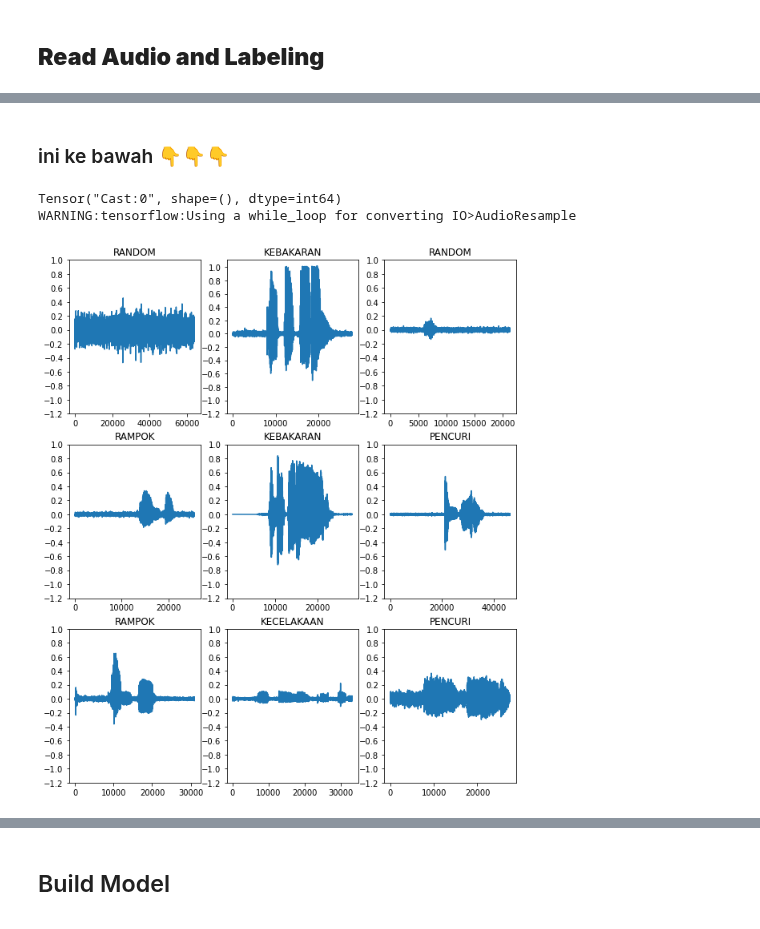
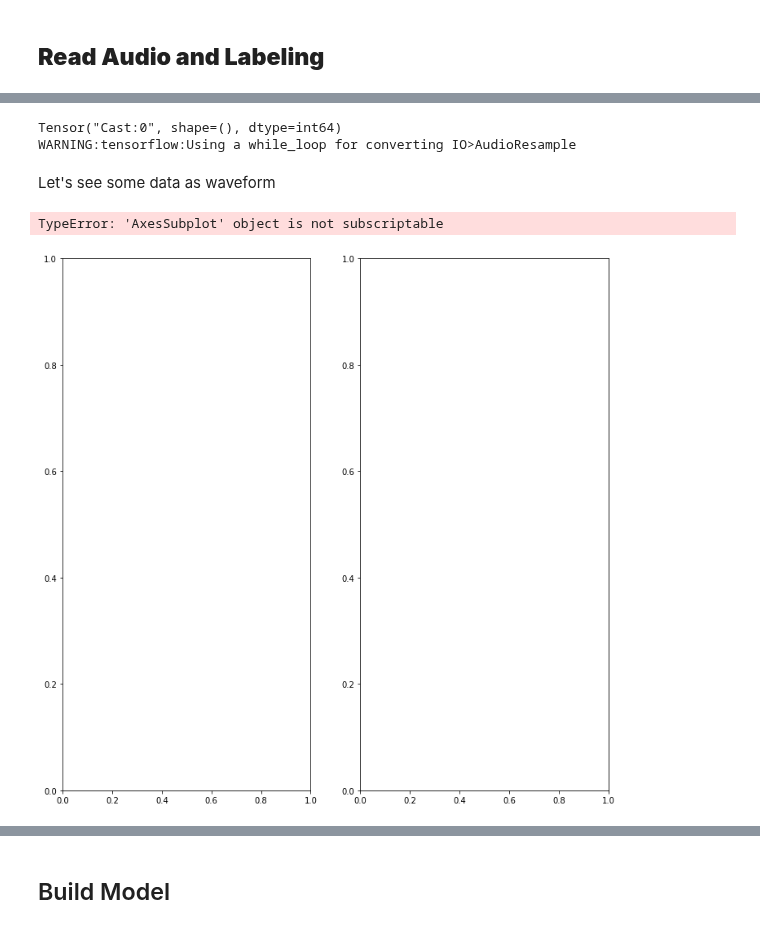
Before and after one commit to C22-PS121/machine-learning, a Jupyter notebook: ML_Model.ipynb, the cells around one changed output, grey strips where cells are left out. Cells and saved outputs as stored; diff of their text form; code cells hidden in the pictures.

```diff
--- a/ML_Model.ipynb
+++ b/ML_Model.ipynb
@@ -210,8 +227,6 @@ def _decode_audio(audio_dir):
   #Resample sample rate
   audio = tfio.audio.resample(audio, rate_in = sr, rate_out = 16000)
   return audio
-# %% [markdown]
-### ini ke bawah 👇👇👇
 # %%
 def _get_waveform_and_label(file_path):
   waveform = _decode_audio(file_path)
@@ -226,24 +241,27 @@ waveform_ds = files_ds.map(
 # %% [output]
 Tensor("Cast:0", shape=(), dtype=int64)
 WARNING:tensorflow:Using a while_loop for converting IO>AudioResample
+# %% [markdown]
+Let's see some data as waveform
 # %%
-rows = 3
-cols = 3
+rows = 1
+cols = 2
 n = rows * cols
-fig, axes = plt.subplots(rows, cols, figsize=(10, 12))
+fig, axes = plt.subplots(rows, cols, figsize=(12, 12))
 
 for i, (audio, label) in enumerate(waveform_ds.take(n)):
   r = i // cols
   c = i % cols
   ax = axes[r][c]
   ax.plot(audio.numpy())
   ax.set_yticks(np.arange(-1.2, 1.2, 0.2))
   label = label.numpy().decode('utf-8')
   ax.set_title(label)
 
 plt.show()
 # %% [output]
+TypeError: 'AxesSubplot' object is not subscriptable
-[figure, old version]
+[figure, new version]
 # %%
 def _get_spectrogram(waveform):
   # Zero-padding for an audio waveform with less than 16,000 samples.
```
Also changed, not shown: parts of 28 cells of this notebook, 29 other files.
